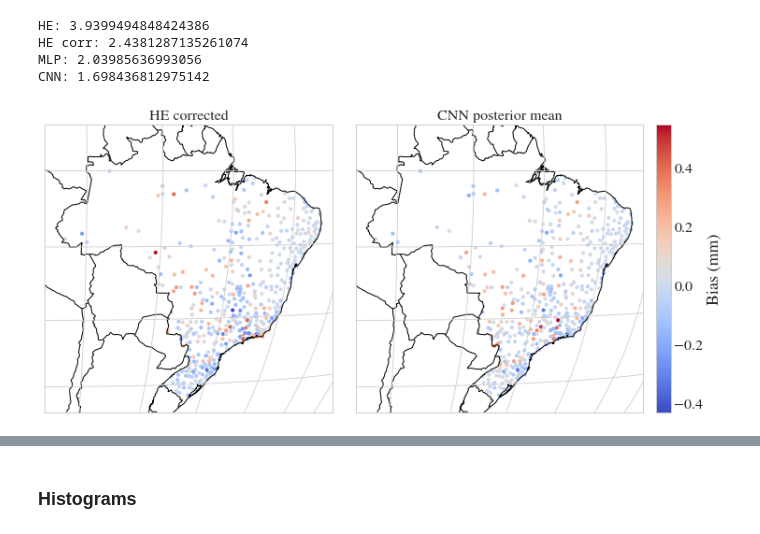
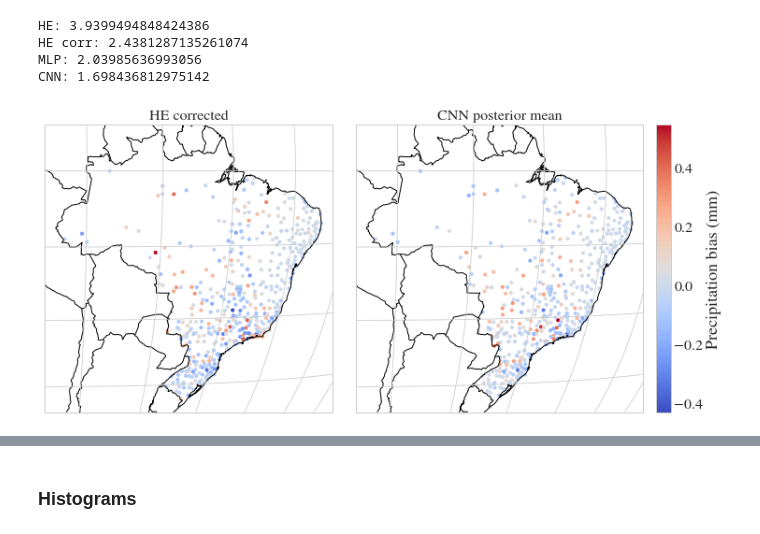
Before and after one commit to ingridingemarsson/geostat-masters-thesis, a Jupyter notebook: notebooks/compare_gauge_he_preds.ipynb, the cells around one changed output, grey strips where cells are left out. Saved outputs shown, nothing was run; the diff lists cells and outputs as text; code cells hidden in the pictures.

```diff
--- a/notebooks/compare_gauge_he_preds.ipynb
+++ b/notebooks/compare_gauge_he_preds.ipynb
@@ -253,32 +253,33 @@ initial_load(areas_filepath)
 area_def_region = plot_dataset_funs.area_def.copy(area_extent = plot_dataset_funs.region_corners,
                                                   height = plot_dataset_funs.region_height,
                                                   width = plot_dataset_funs.region_width)
 crs = area_def_region.to_cartopy_crs()
 fig, ax = plt.subplots(1,2, subplot_kw={'projection': crs}, figsize = setup.figsize_two_cols)
 
 m = ax[0].scatter(x=metadata.lon, y=metadata.lat, c=CG0, transform=ccrs.PlateCarree(), s=10, cmap=cmap,
                   vmax=vmax, vmin=vmin)
 
 ax[0].coastlines()
 ax[0].gridlines()
 ax[0].add_feature(cartopy.feature.BORDERS)
 ax[0].set_global()
 ax[0].set_xlabel('x')
 ax[0].set_ylabel('y')
 ax[0].set_title(setup.variable_dict['HE_precip_corr']['label'])
 
 m = ax[1].scatter(x=metadata.lon, y=metadata.lat, c=CG1, transform=ccrs.PlateCarree(), s=10, cmap=cmap,
                   vmax=vmax, vmin=vmin)
 
 ax[1].coastlines()
 ax[1].gridlines()
 ax[1].add_feature(cartopy.feature.BORDERS)
 ax[1].set_global()
 ax[1].set_xlabel('x')
 ax[1].set_ylabel('y')
 ax[1].set_title(setup.variable_dict['xception_posterior_mean']['label'])
 
 fig.subplots_adjust(wspace=0.08)
-fig.colorbar(m, ax=ax, fraction=0.023, pad=0.021).set_label(label='Bias (mm)', size=18)
+fig.colorbar(m, ax=ax, fraction=0.023, pad=0.021).set_label(label='Precipitation bias (mm)', size=18)
+#plt.savefig('../plots/thesis/gaugesbias.pdf', bbox_inches='tight')
 # %% [output]
-[figure, old version]
+[figure, new version]
```
Also changed, not shown: parts of 14 cells of this notebook, 19 other files.
